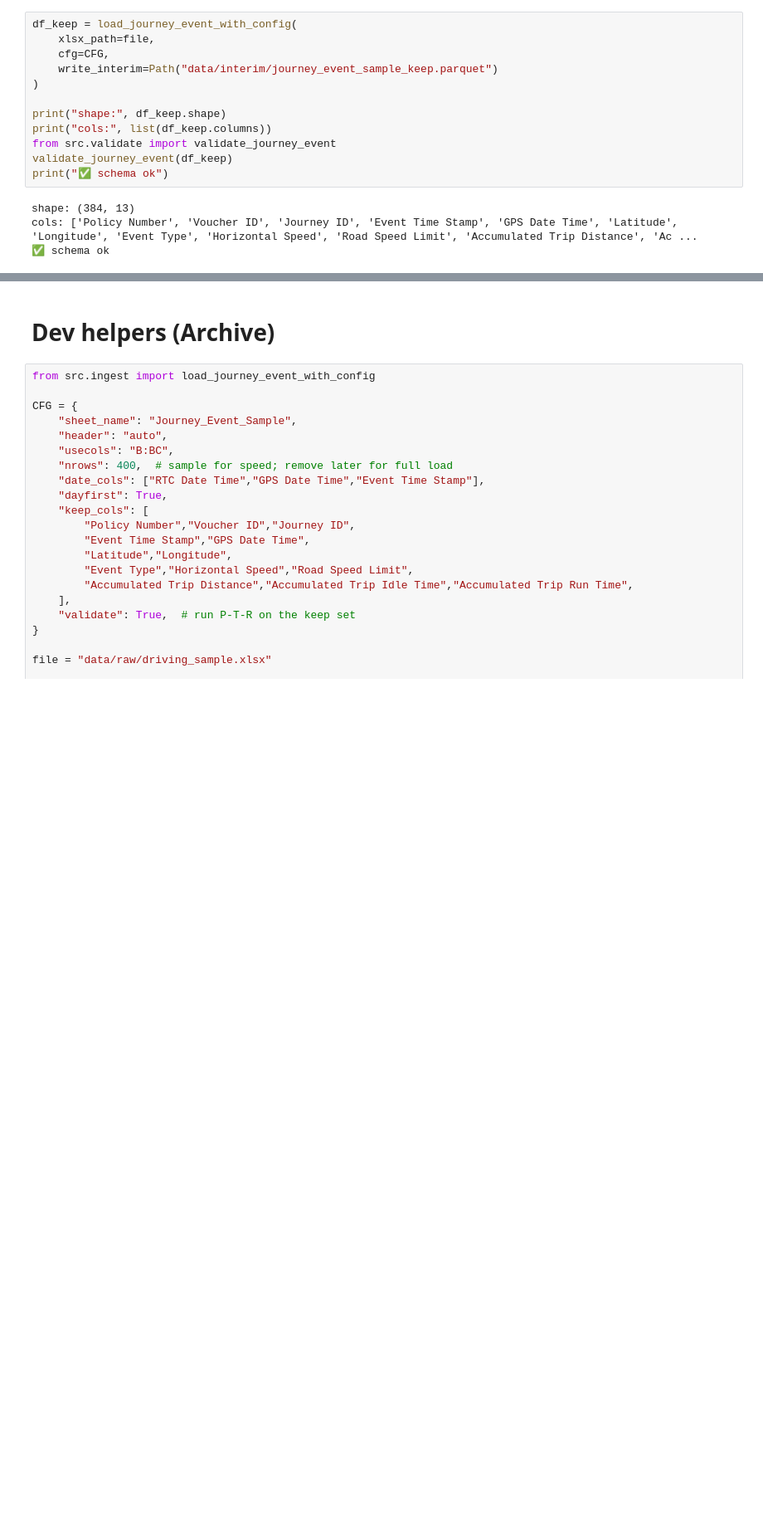
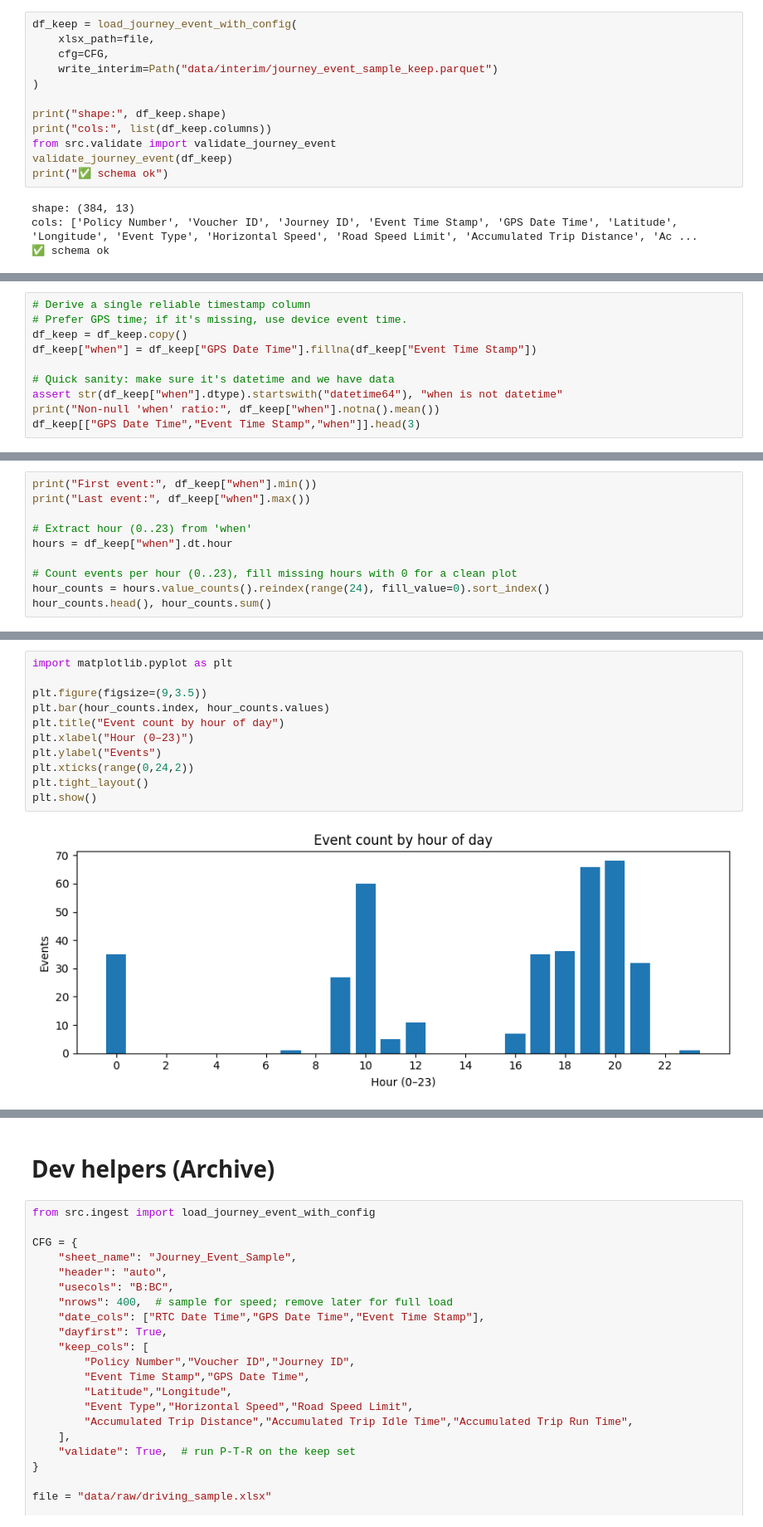
Before and after one commit to abdulabolahom/indepth-driving-data-analysis, a Jupyter notebook: notebooks/01_explore.ipynb, the cells around one changed output, grey strips where cells are left out. Shown at 83% size. Cells and saved outputs as stored; diff of their text form; blank space fills up the shorter version.

```diff
--- a/notebooks/01_explore.ipynb
+++ b/notebooks/01_explore.ipynb
@@ -142,0 +214,10 @@ cols: ['Policy Number', 'Voucher ID', 'Journey ID', 'Event Time Stamp', 'GPS Dat
+# %%
+# Derive a single reliable timestamp column
+# Prefer GPS time; if it's missing, use device event time.
+df_keep = df_keep.copy()
+df_keep["when"] = df_keep["GPS Date Time"].fillna(df_keep["Event Time Stamp"])
+
+# Quick sanity: make sure it's datetime and we have data
+assert str(df_keep["when"].dtype).startswith("datetime64"), "when is not datetime"
+print("Non-null 'when' ratio:", df_keep["when"].notna().mean())
+df_keep[["GPS Date Time","Event Time Stamp","when"]].head(3)
@@ -142,0 +230,10 @@ cols: ['Policy Number', 'Voucher ID', 'Journey ID', 'Event Time Stamp', 'GPS Dat
+# %%
+print("First event:", df_keep["when"].min())
+print("Last event:", df_keep["when"].max())
+
+# Extract hour (0..23) from 'when'
+hours = df_keep["when"].dt.hour
+
+# Count events per hour (0..23), fill missing hours with 0 for a clean plot
+hour_counts = hours.value_counts().reindex(range(24), fill_value=0).sort_index()
+hour_counts.head(), hour_counts.sum()
@@ -142,0 +251,13 @@ cols: ['Policy Number', 'Voucher ID', 'Journey ID', 'Event Time Stamp', 'GPS Dat
+# %%
+import matplotlib.pyplot as plt
+
+plt.figure(figsize=(9,3.5))
+plt.bar(hour_counts.index, hour_counts.values)
+plt.title("Event count by hour of day")
+plt.xlabel("Hour (0–23)")
+plt.ylabel("Events")
+plt.xticks(range(0,24,2))
+plt.tight_layout()
+plt.show()
+# %% [output]
+[figure, added]
```
Also changed, not shown: parts of 25 cells of this notebook.
